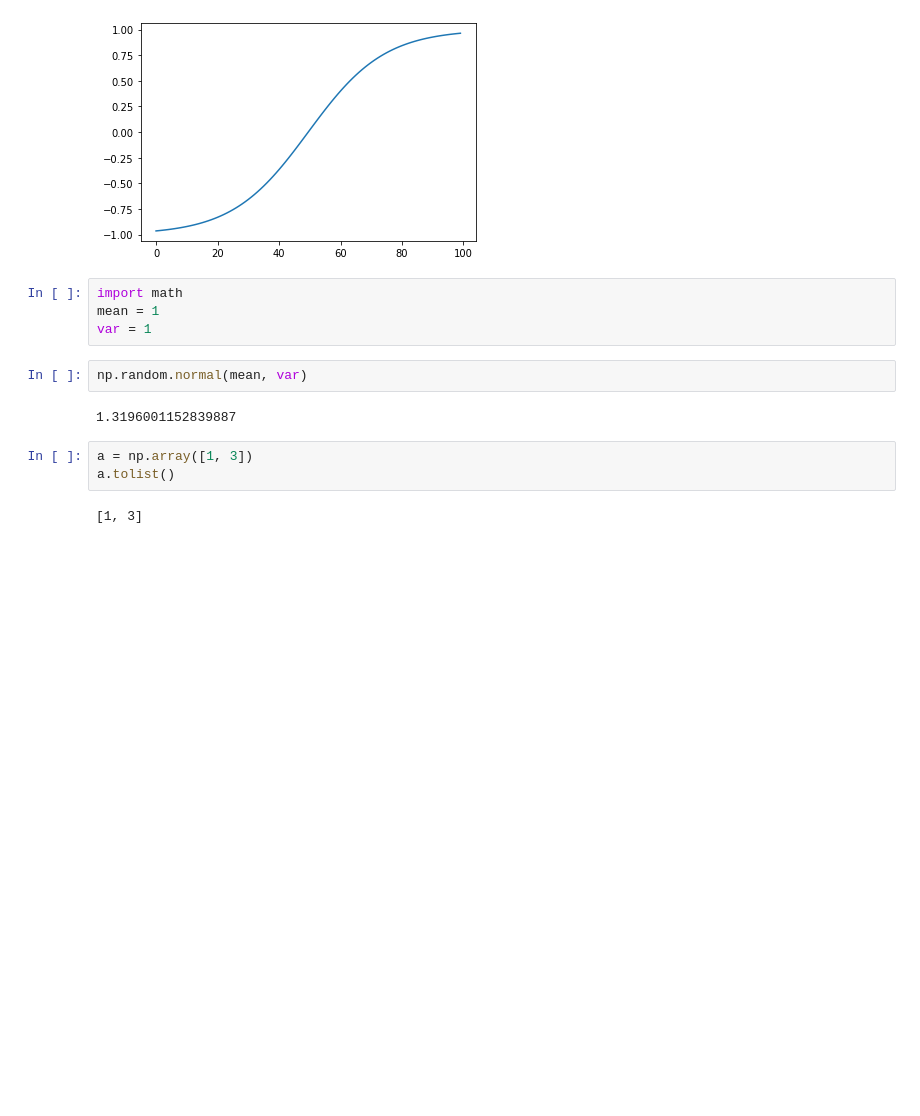
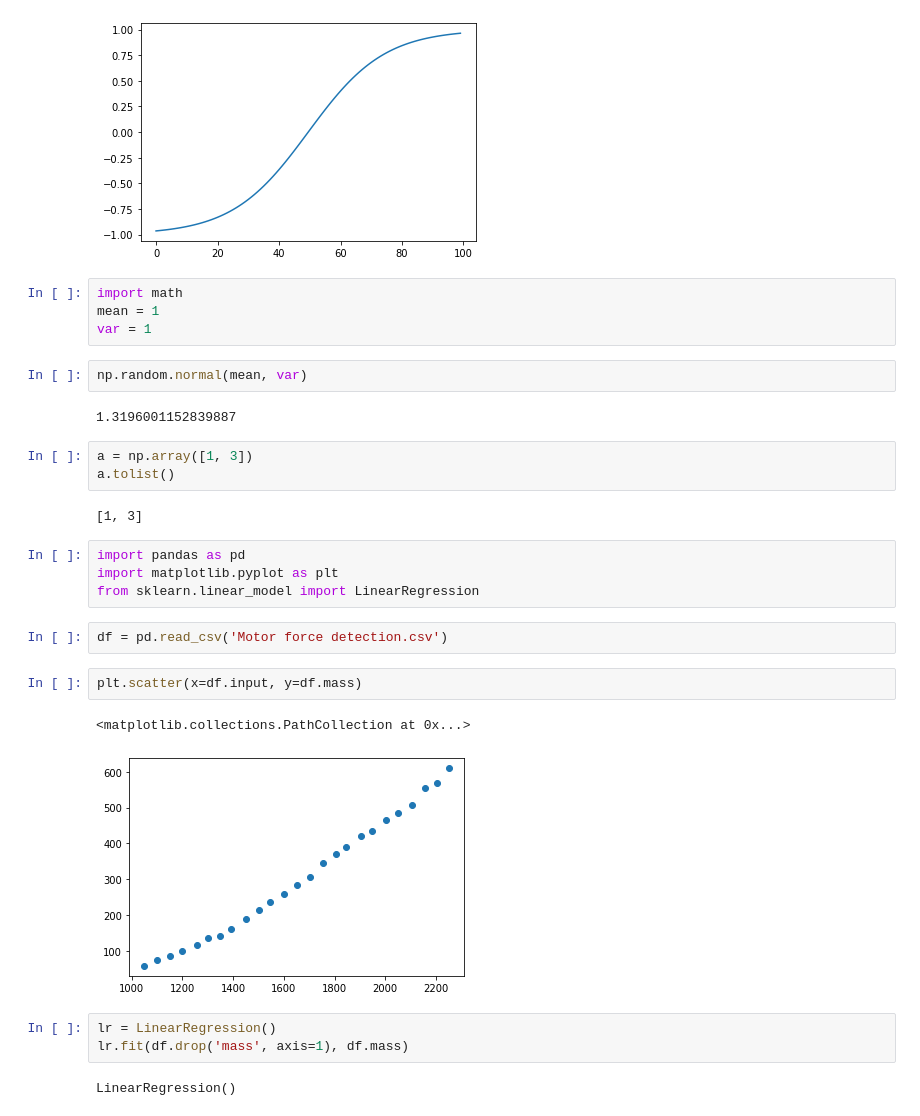
Before and after one commit to limon8884/copter, a Jupyter notebook: note_for_tests.ipynb, the cells around one changed output. Drawn from its saved outputs; the diff is of its cells as text; blank space fills up the shorter version.

Commit message:
linear motor force

```diff
--- a/note_for_tests.ipynb
+++ b/note_for_tests.ipynb
@@ -127,3 +115,19 @@ a = np.array([1, 3])
 a.tolist()
 # %% [output]
 [1, 3]
+# %%
+import pandas as pd
+import matplotlib.pyplot as plt
+from sklearn.linear_model import LinearRegression
+# %%
+df = pd.read_csv('Motor force detection.csv')
+# %%
+plt.scatter(x=df.input, y=df.mass)
+# %% [output]
+<matplotlib.collections.PathCollection at 0x...>
+[figure, added]
+# %%
+lr = LinearRegression()
+lr.fit(df.drop('mass', axis=1), df.mass)
+# %% [output]
+LinearRegression()
```
Also changed, not shown: parts of 7 cells of this notebook, 5 other files.
